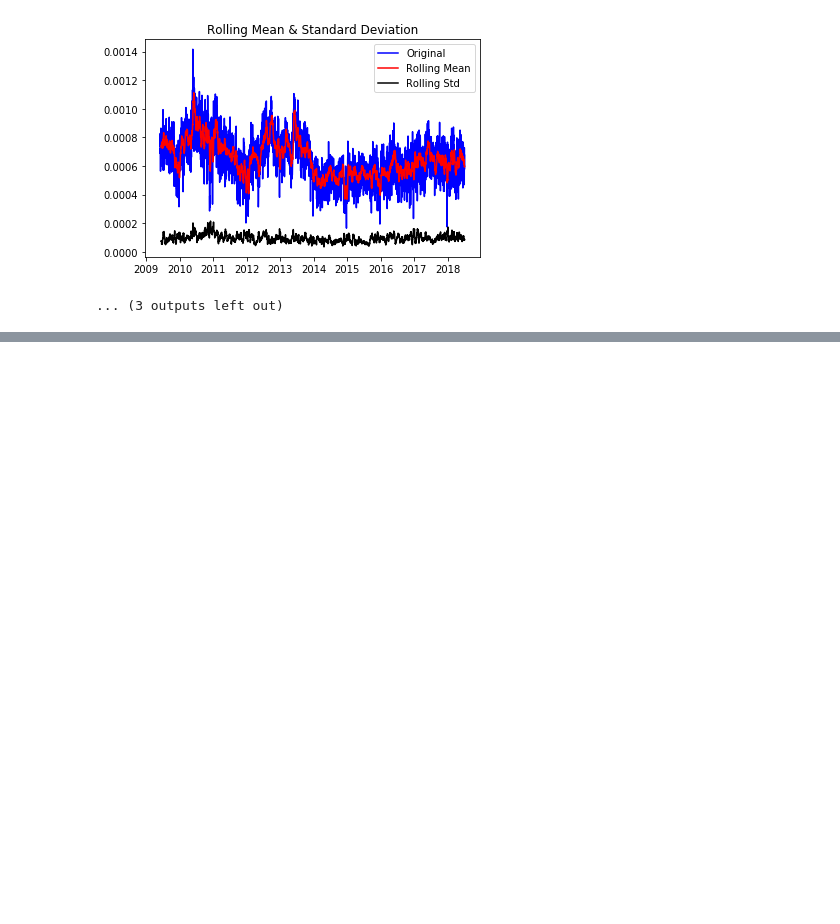
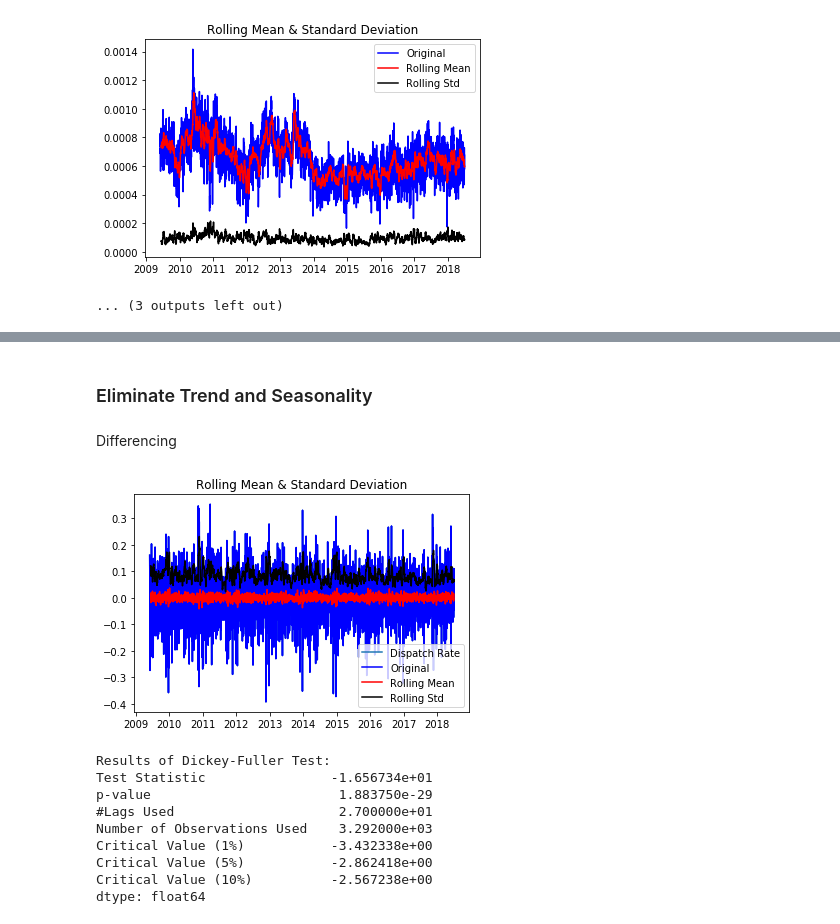
Before and after one commit to latherley/ARIMAX-NN, a Jupyter notebook: Time Series Analysis - Proactive Policing.ipynb, the cells around one changed output, grey strips where cells are left out. Cells and saved outputs as stored; diff of their text form; code cells hidden in the pictures; blank space fills up the shorter version.

Commit message:
With differencing and seasonal decomposition

```diff
--- a/Time Series Analysis - Proactive Policing.ipynb
+++ b/Time Series Analysis - Proactive Policing.ipynb
@@ -205,0 +243,21 @@ plt.plot(df[['Property Rate','Onview Rate']])
+# %% [markdown]
+### Eliminate Trend and Seasonality
+# %% [markdown]
+Differencing
+# %%
+dr_log_diff = dr_log - dr_log.shift()
+plt.plot(dr_log_diff)
+
+dr_log_diff.dropna(inplace=True)
+test_stationarity(dr_log_diff)
+# %% [output]
+[figure, added]
+Results of Dickey-Fuller Test:
+Test Statistic                -1.656734e+01
+p-value                        1.883750e-29
+#Lags Used                     2.700000e+01
+Number of Observations Used    3.292000e+03
+Critical Value (1%)           -3.432338e+00
+Critical Value (5%)           -2.862418e+00
+Critical Value (10%)          -2.567238e+00
+dtype: float64
```
Also changed, not shown: parts of 12 cells of this notebook.
